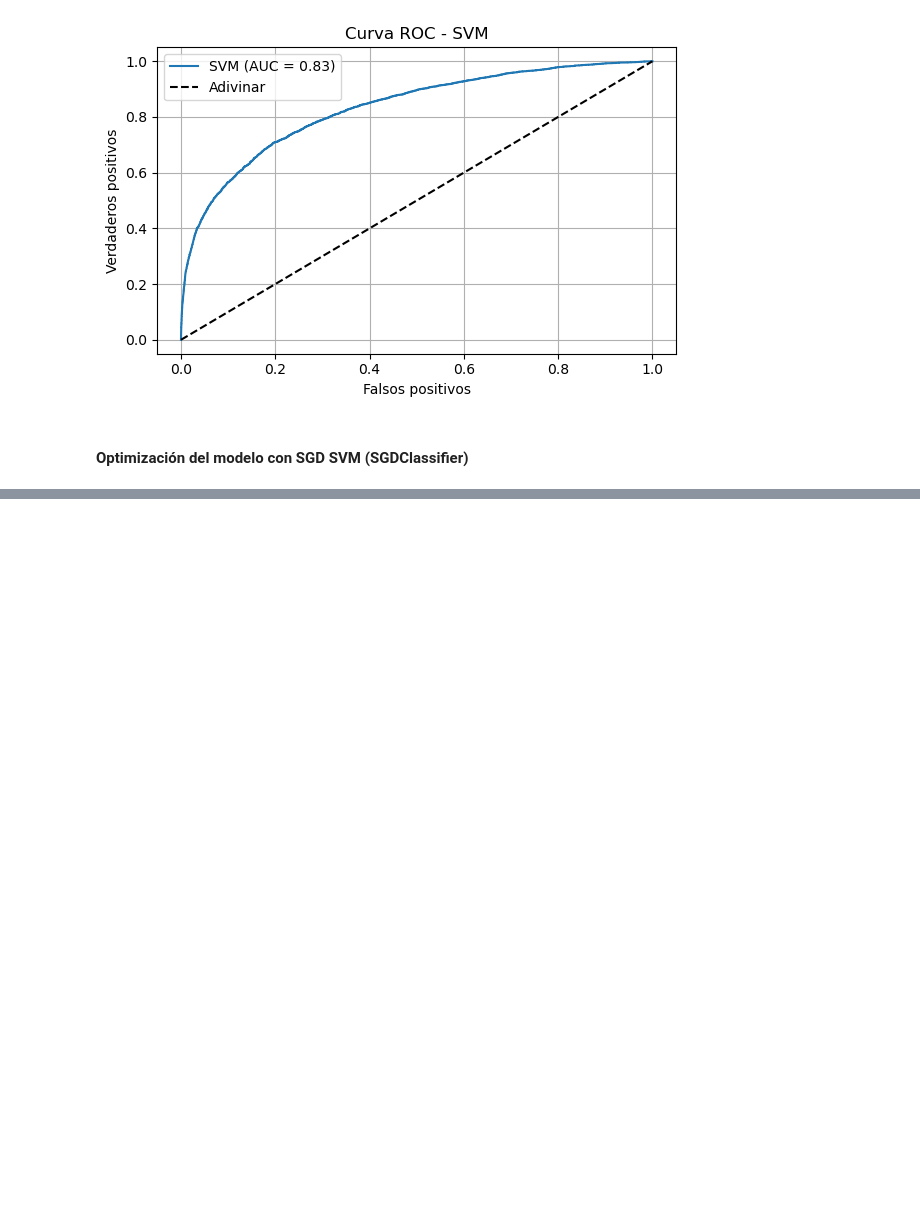
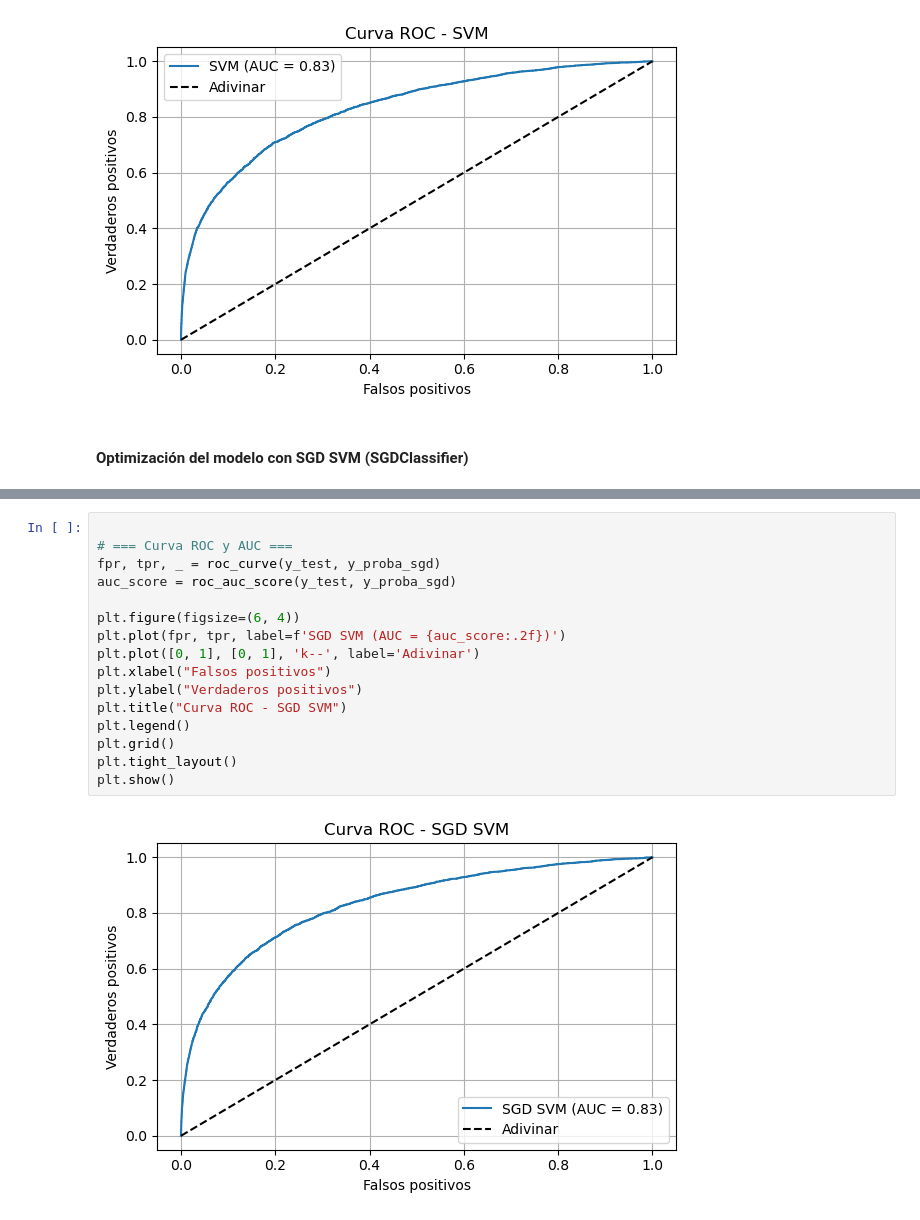
Before and after one commit to Darhudda/Machine_learning, a Jupyter notebook: _sources/Modelo_clasificacion.ipynb, the cells around one changed output, grey strips where cells are left out. Saved outputs shown, nothing was run; the diff lists cells and outputs as text; blank space fills up the shorter version.

```diff
--- a/_sources/Modelo_clasificacion.ipynb
+++ b/_sources/Modelo_clasificacion.ipynb
@@ -2382,0 +2523,18 @@ AUC final sobre test: 0.8312
+# %%
+
+# === Curva ROC y AUC ===
+fpr, tpr, _ = roc_curve(y_test, y_proba_sgd)
+auc_score = roc_auc_score(y_test, y_proba_sgd)
+
+plt.figure(figsize=(6, 4))
+plt.plot(fpr, tpr, label=f'SGD SVM (AUC = {auc_score:.2f})')
+plt.plot([0, 1], [0, 1], 'k--', label='Adivinar')
+plt.xlabel("Falsos positivos")
+plt.ylabel("Verdaderos positivos")
+plt.title("Curva ROC - SGD SVM")
+plt.legend()
+plt.grid()
+plt.tight_layout()
+plt.show()
+# %% [output]
+[figure, added]
```
Also changed, not shown: parts of 7 cells of this notebook, 13 other files.
